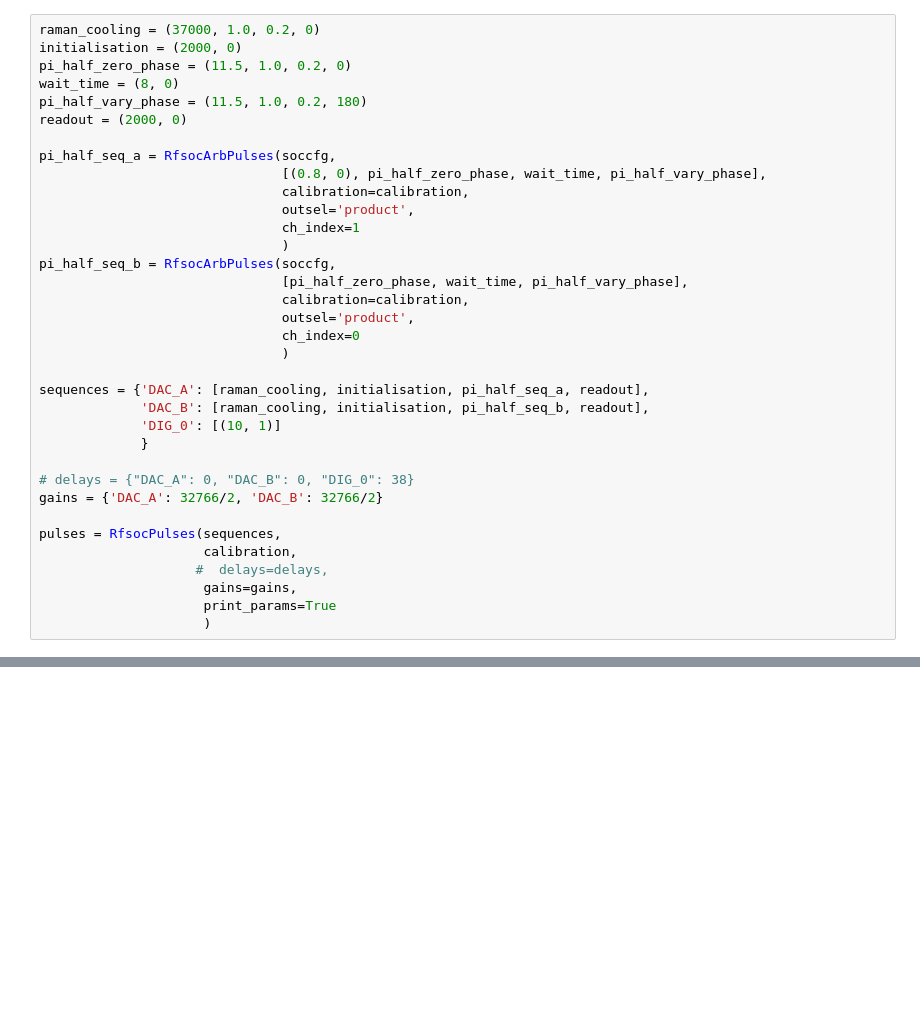
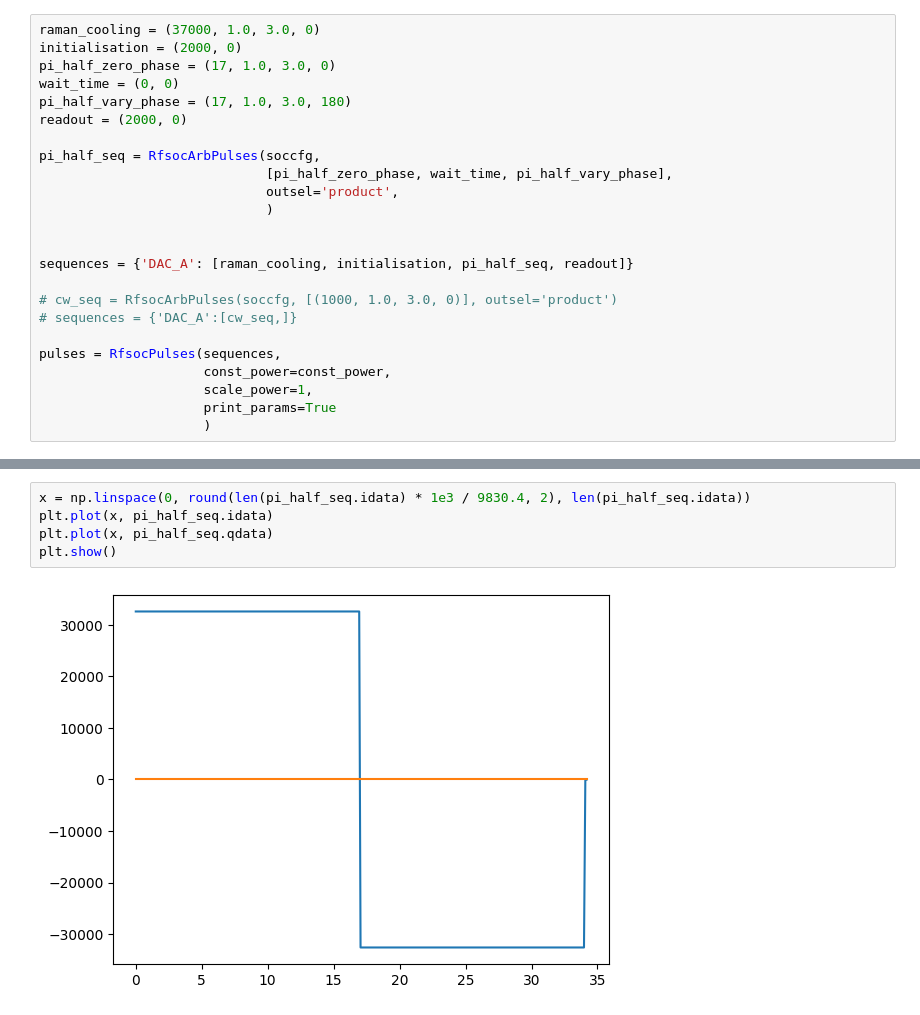
Before and after one commit to danieljamesgraham/qeg-rfsoc, a Jupyter notebook: raman_cooling_test.ipynb, the cells around one changed output, grey strips where cells are left out. Drawn from its saved outputs; the diff is of its cells as text; blank space fills up the shorter version.

```diff
--- a/raman_cooling_test.ipynb
+++ b/raman_cooling_test.ipynb
@@ -72,36 +60,25 @@ calibration = RfsocCalibration(dac_phis,
 # %%
-raman_cooling = (37000, 1.0, 0.2, 0)
+raman_cooling = (37000, 1.0, 3.0, 0)
 initialisation = (2000, 0)
-pi_half_zero_phase = (11.5, 1.0, 0.2, 0)
-wait_time = (8, 0)
-pi_half_vary_phase = (11.5, 1.0, 0.2, 180)
+pi_half_zero_phase = (17, 1.0, 3.0, 0)
+wait_time = (0, 0)
+pi_half_vary_phase = (17, 1.0, 3.0, 180)
 readout = (2000, 0)
 
-pi_half_seq_a = RfsocArbPulses(soccfg,
-                               [(0.8, 0), pi_half_zero_phase, wait_time, pi_half_vary_phase],
-                               calibration=calibration,
-                               outsel='product',
-                               ch_index=1
-                               )
-pi_half_seq_b = RfsocArbPulses(soccfg,
-                               [pi_half_zero_phase, wait_time, pi_half_vary_phase],
-                               calibration=calibration,
-                               outsel='product',
-                               ch_index=0
-                               )
+pi_half_seq = RfsocArbPulses(soccfg,
+                             [pi_half_zero_phase, wait_time, pi_half_vary_phase],
+                             outsel='product',
+                             )
 
-sequences = {'DAC_A': [raman_cooling, initialisation, pi_half_seq_a, readout],
-             'DAC_B': [raman_cooling, initialisation, pi_half_seq_b, readout],
-             'DIG_0': [(10, 1)]
-             }
 
-# delays = {"DAC_A": 0, "DAC_B": 0, "DIG_0": 38}
-gains = {'DAC_A': 32766/2, 'DAC_B': 32766/2}
+sequences = {'DAC_A': [raman_cooling, initialisation, pi_half_seq, readout]}
+
+# cw_seq = RfsocArbPulses(soccfg, [(1000, 1.0, 3.0, 0)], outsel='product')
+# sequences = {'DAC_A':[cw_seq,]}
 
 pulses = RfsocPulses(sequences,
-                     calibration,
-                    #  delays=delays,
-                     gains=gains,
+                     const_power=const_power,
+                     scale_power=1,
                      print_params=True
                      )
 # %% [output]
@@ -149,0 +168,7 @@ LOOP_I: regwi 1, $22, 174762667;                //freq = 174762667
+# %%
+x = np.linspace(0, round(len(pi_half_seq.idata) * 1e3 / 9830.4, 2), len(pi_half_seq.idata))
+plt.plot(x, pi_half_seq.idata)
+plt.plot(x, pi_half_seq.qdata)
+plt.show()
+# %% [output]
+[figure, added]
```
Also changed, not shown: parts of 8 cells of this notebook, 4 other files.
